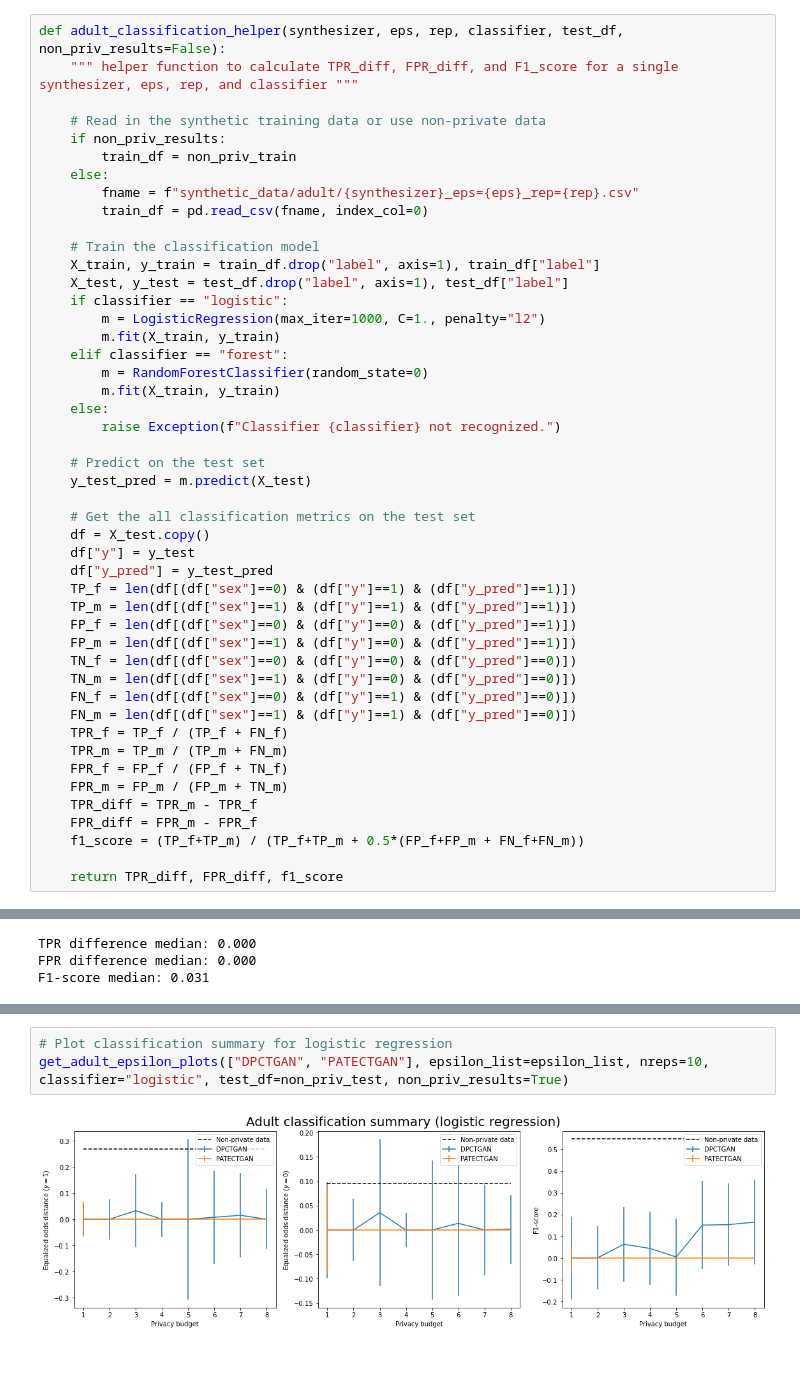
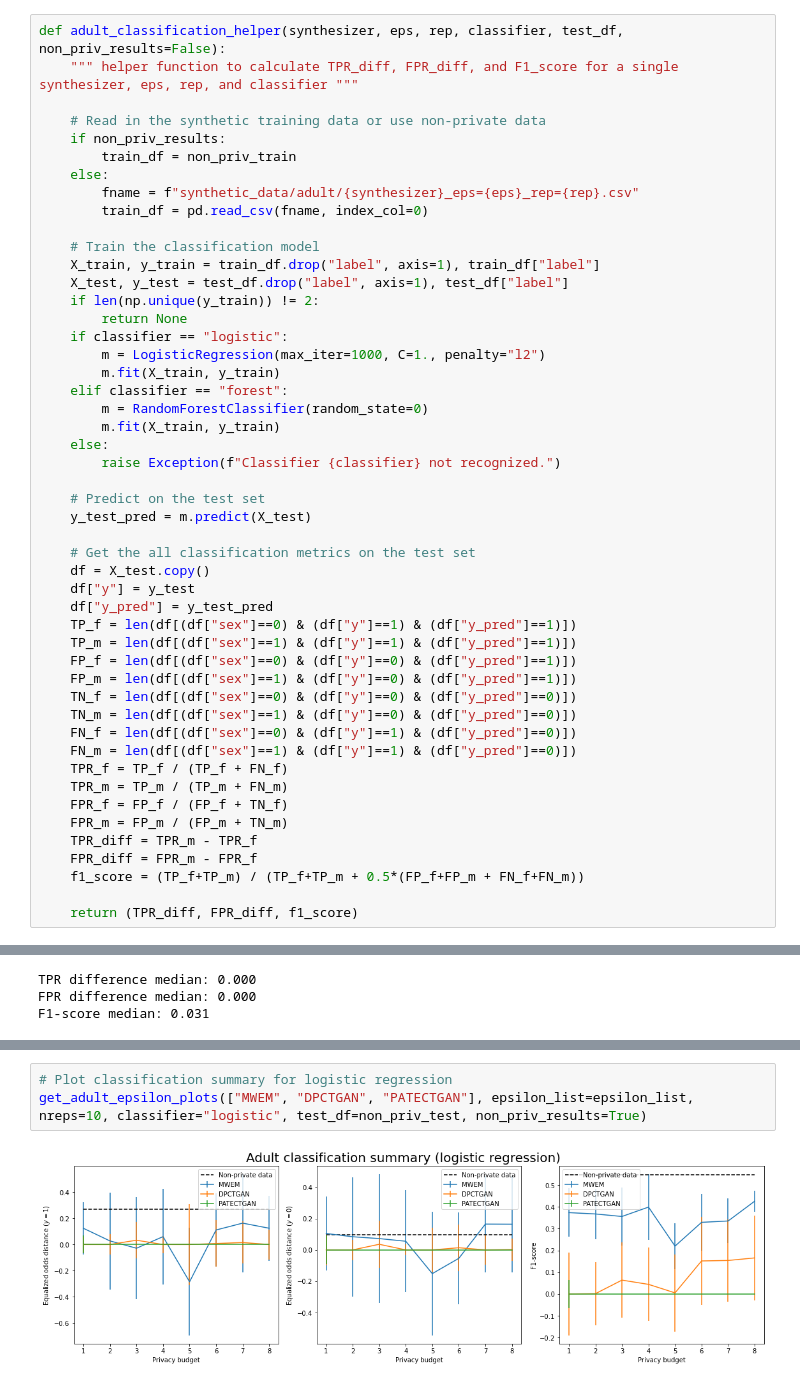
Before and after one commit to kgrabarz/microsoft_capstone_fall_2021, a Jupyter notebook: Code/Pipelines_and_EDA/Adult_Synthetic_Data_Distributions.ipynb, the cells around one changed output, grey strips where cells are left out. Drawn from its saved outputs; the diff is of its cells as text.

```diff
--- a/Code/Pipelines_and_EDA/Adult_Synthetic_Data_Distributions.ipynb
+++ b/Code/Pipelines_and_EDA/Adult_Synthetic_Data_Distributions.ipynb
@@ -465,6 +465,8 @@ def adult_classification_helper(synthesizer, eps, rep, classifier, test_df, non_
     # Train the classification model
     X_train, y_train = train_df.drop("label", axis=1), train_df["label"]
     X_test, y_test = test_df.drop("label", axis=1), test_df["label"]
+    if len(np.unique(y_train)) != 2:
+        return None
     if classifier == "logistic":
         m = LogisticRegression(max_iter=1000, C=1., penalty="l2")
         m.fit(X_train, y_train)
@@ -497,5 +499,5 @@ def adult_classification_helper(synthesizer, eps, rep, classifier, test_df, non_
     FPR_diff = FPR_m - FPR_f
     f1_score = (TP_f+TP_m) / (TP_f+TP_m + 0.5*(FP_f+FP_m + FN_f+FN_m))
 
-    return TPR_diff, FPR_diff, f1_score
+    return (TPR_diff, FPR_diff, f1_score)
 # %%
@@ -629,5 +889,5 @@ F1-score median: 0.031
 # %%
 # Plot classification summary for logistic regression
-get_adult_epsilon_plots(["DPCTGAN", "PATECTGAN"], epsilon_list=epsilon_list, nreps=10, classifier="logistic", test_df=non_priv_test, non_priv_results=True)
+get_adult_epsilon_plots(["MWEM", "DPCTGAN", "PATECTGAN"], epsilon_list=epsilon_list, nreps=10, classifier="logistic", test_df=non_priv_test, non_priv_results=True)
 # %% [output]
-[figure, old version]
+[figure, new version]
```
Also changed, not shown: parts of 44 cells of this notebook.
